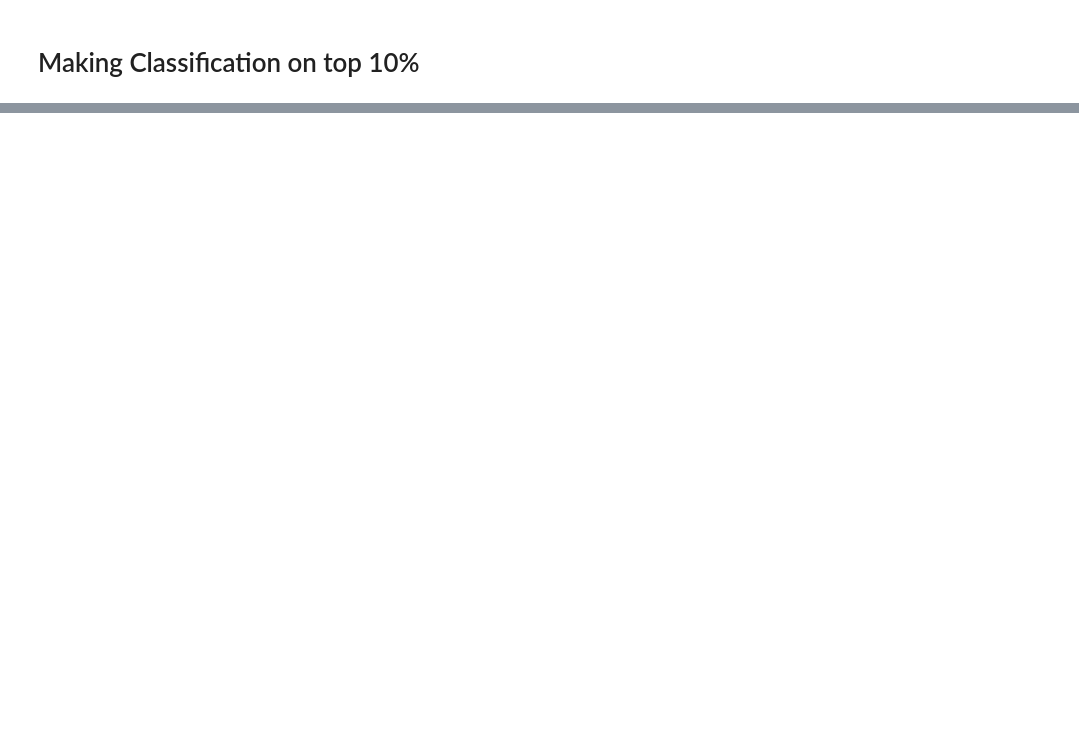
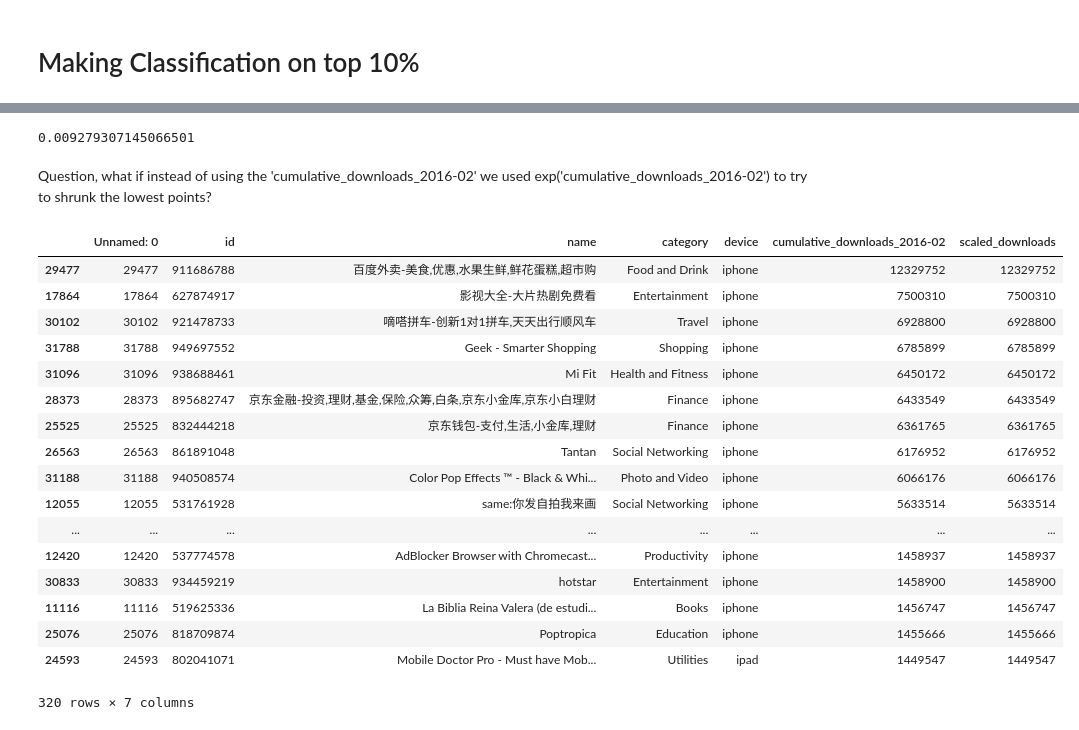
Before and after one commit to vpberges/CS341appranking, a Jupyter notebook: Predictors.ipynb, the cells around one changed output, grey strips where cells are left out. Saved outputs shown, nothing was run; the diff lists cells and outputs as text; code cells hidden in the pictures; blank space fills up the shorter version.

```diff
--- a/Predictors.ipynb
+++ b/Predictors.ipynb
@@ -483,4 +537,10 @@ output_classification_10.as_matrix()[test,6]
+# %%
+list(y_pred).count("False")*1.0/len(y_pred)
+# %% [output]
+0.009279307145066501
 # %%
 print list(y_pred).count('True')
 print list(output_classification_10.as_matrix()[test,6]).count('True')
 print len(y_pred)
+# %% [markdown]
+Question, what if instead of using the 'cumulative_downloads_2016-02' we used exp('cumulative_downloads_2016-02') to try to shrunk the lowest points?
@@ -486,0 +567,21 @@ print len(y_pred)
+# %%
+output_scaled.sort_values(by= 'cumulative_downloads_2016-02',ascending = False).head(320)
+# %% [output]
+|  | Unnamed: 0 | id | name | category | device | cumulative_downloads_2016-02 | scaled_downloads |
+| 29477 | 29477 | 911686788 | 百度外卖-美食,优惠,水果生鲜,鲜花蛋糕,超市购 | Food and Drink | iphone | 12329752 | 12329752 |
+| 17864 | 17864 | 627874917 | 影视大全-大片热剧免费看 | Entertainment | iphone | 7500310 | 7500310 |
+| 30102 | 30102 | 921478733 | 嘀嗒拼车-创新1对1拼车,天天出行顺风车 | Travel | iphone | 6928800 | 6928800 |
+| 31788 | 31788 | 949697552 | Geek - Smarter Shopping | Shopping | iphone | 6785899 | 6785899 |
+| 31096 | 31096 | 938688461 | Mi Fit | Health and Fitness | iphone | 6450172 | 6450172 |
+| 28373 | 28373 | 895682747 | 京东金融-投资,理财,基金,保险,众筹,白条,京东小金库,京东小白理财 | Finance | iphone | 6433549 | 6433549 |
+| 25525 | 25525 | 832444218 | 京东钱包-支付,生活,小金库,理财 | Finance | iphone | 6361765 | 6361765 |
+| 26563 | 26563 | 861891048 | Tantan | Social Networking | iphone | 6176952 | 6176952 |
+| 31188 | 31188 | 940508574 | Color Pop Effects ™ - Black & Whi... | Photo and Video | iphone | 6066176 | 6066176 |
+| 12055 | 12055 | 531761928 | same:你发自拍我来画 | Social Networking | iphone | 5633514 | 5633514 |
+| ... | ... | ... | ... | ... | ... | ... | ... |
+| 12420 | 12420 | 537774578 | AdBlocker Browser with Chromecast... | Productivity | iphone | 1458937 | 1458937 |
+| 30833 | 30833 | 934459219 | hotstar | Entertainment | iphone | 1458900 | 1458900 |
+| 11116 | 11116 | 519625336 | La Biblia Reina Valera (de estudi... | Books | iphone | 1456747 | 1456747 |
+| 25076 | 25076 | 818709874 | Poptropica | Education | iphone | 1455666 | 1455666 |
+| 24593 | 24593 | 802041071 | Mobile Doctor Pro - Must have Mob... | Utilities | ipad | 1449547 | 1449547 |
+320 rows × 7 columns
```
Also changed, not shown: parts of 23 cells of this notebook.
